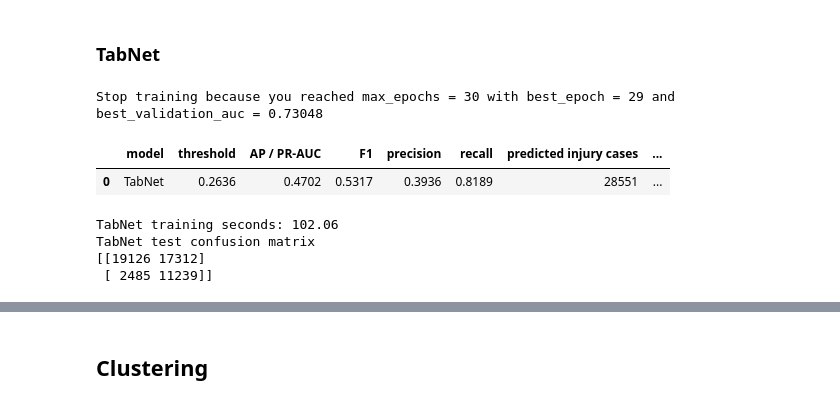
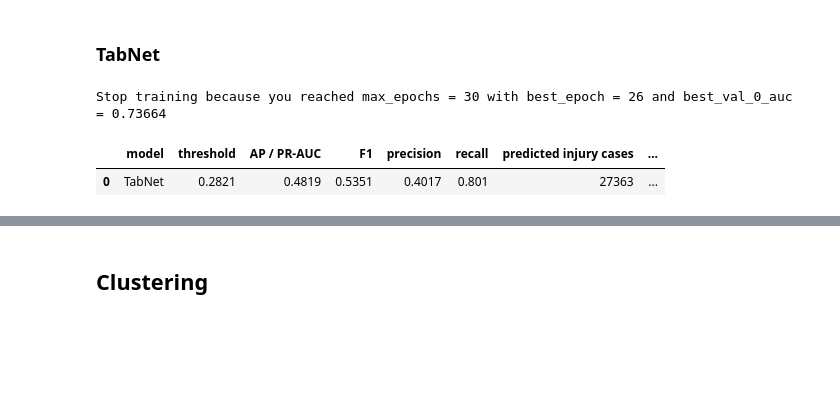
Before and after one commit to jorgencarbajal/ML_data_challenge, a Jupyter notebook: data_challenge.ipynb, the cells around one changed output, grey strips where cells are left out. Drawn from its saved outputs; the diff is of its cells as text; code cells hidden in the pictures; blank space fills up the shorter version.

```diff
--- a/data_challenge.ipynb
+++ b/data_challenge.ipynb
@@ -85,10 +71,4 @@ RAW_DATA_PATH = DATA_DIR / RAW_DATA_NAME
 
 # Local fallback for this working repository.
 if not RAW_DATA_PATH.exists():
-    fallback_path = DATA_DIR / "original_data.csv"
-    if fallback_path.exists():
-        RAW_DATA_PATH = fallback_path
-    else:
-        raise FileNotFoundError(f"Expected raw data at {DATA_DIR / RAW_DATA_NAME}")
-
-print(f"Using raw data: {RAW_DATA_PATH}")
+    raise FileNotFoundError(f"Expected raw data at {DATA_DIR / RAW_DATA_NAME}")
@@ -457,16 +445,23 @@ Decision Tree test confusion matrix
 ### TabNet Helper Functions
 # %%
 def prepare_tabnet_data(X_train, X_val, X_test, feature_groups):
+    """
+    Prepares the train/validate/test data for the TabNet model. The function ultimately returns the processed versions of those splits along with which columns are categorical and the amount of categories per those columns.
+    """
+
+    # TabNet requires a fixture feature order. Since tabnet recieves data as arrays, column position needs ordering.
     ordered_features = feature_groups["numeric"] + feature_groups["categorical"] + feature_groups["binary"]
     X_train_p = pd.DataFrame(index=X_train.index)
     X_val_p = pd.DataFrame(index=X_val.index)
     X_test_p = pd.DataFrame(index=X_test.index)
 
+    # For each numeric column, calculate the median from the test set, and fill missing values with median inside train, validation, and test sets.
     for column in feature_groups["numeric"]:
         median_value = pd.to_numeric(X_train[column], errors="coerce").median()
         for source, target in [(X_train, X_train_p), (X_val, X_val_p), (X_test, X_test_p)]:
             target[column] = pd.to_numeric(source[column], errors="coerce").fillna(median_value).astype("float32")
 
+    # Convert text categories into integer codes from the training data.
     cat_idxs = []
     cat_dims = []
     for column in feature_groups["categorical"]:
@@ -481,11 +476,13 @@ def prepare_tabnet_data(X_train, X_val, X_test, feature_groups):
             values = source[column].astype("string").fillna("__MISSING__")
             target[column] = values.map(mapping).fillna(unknown_code).astype("int64")
 
+    # Fro each binary feature, find the most common from training data, fill train/val/test splits with that value
     for column in feature_groups["binary"]:
         mode_value = int(pd.to_numeric(X_train[column], errors="coerce").dropna().mode().iloc[0])
         for source, target in [(X_train, X_train_p), (X_val, X_val_p), (X_test, X_test_p)]:
             target[column] = pd.to_numeric(source[column], errors="coerce").fillna(mode_value).astype("int64")
 
+    # Return the processed data in the required ordering
     return (
         X_train_p[ordered_features],
         X_val_p[ordered_features],
@@ -498,60 +495,37 @@ def prepare_tabnet_data(X_train, X_val, X_test, feature_groups):
 # %%
 set_seed(SEED)
 
+# prepare the data in a way suitable for tabnet
 X_train_tab, X_val_tab, X_test_tab, cat_idxs, cat_dims = prepare_tabnet_data(
     X_train,
     X_val,
     X_test,
     feature_groups,
 )
 
+# tabnet model with default parameter. The category indexes and the dimensions per those categories are only non defaults
 tabnet = TabNetClassifier(
-    n_d=8,
-    n_a=8,
-    n_steps=3,
-    gamma=1.3,
-    lambda_sparse=0.001,
     cat_idxs=cat_idxs,
     cat_dims=cat_dims,
-    cat_emb_dim=1,
     seed=SEED,
     verbose=0,
-    device_name="cpu",
 )
 
-start_time = time.perf_counter()
 tabnet.fit(
     X_train=X_train_tab.to_numpy(dtype=np.float32),
     y_train=y_train.to_numpy(dtype=np.int64),
     eval_set=[(X_val_tab.to_numpy(dtype=np.float32), y_val.to_numpy(dtype=np.int64))],
-    eval_name=["validation"],
     eval_metric=["auc"],
     max_epochs=30,
-    patience=5,
-    batch_size=8192,
-    virtual_batch_size=512,
-    num_workers=0,
-    drop_last=False,
     pin_memory=False,
 )
-training_seconds = time.perf_counter() - start_time
 
 tabnet_val_prob = tabnet.predict_proba(X_val_tab.to_numpy(dtype=np.float32))[:, 1]
 tabnet_test_prob = tabnet.predict_proba(X_test_tab.to_numpy(dtype=np.float32))[:, 1]
+# use the validation set to find the best threshold
 tabnet_threshold = float(find_best_f1_threshold(y_val, tabnet_val_prob)["threshold"])
-
-tabnet_results = metric_row("TabNet", y_test, tabnet_test_prob, tabnet_threshold)
-display(pd.DataFrame([tabnet_results]))
-
-print(f"TabNet training seconds: {training_seconds:.2f}")
-print("TabNet test confusion matrix")
-print(confusion_matrix(y_test, tabnet_test_prob >= tabnet_threshold))
 # %% [output]
-Stop training because you reached max_epochs = 30 with best_epoch = 29 and best_validation_auc = 0.73048
+Stop training because you reached max_epochs = 30 with best_epoch = 26 and best_val_0_auc = 0.73664
 |  | model | threshold | AP / PR-AUC | F1 | precision | recall | predicted injury cases | ... |
-| 0 | TabNet | 0.2636 | 0.4702 | 0.5317 | 0.3936 | 0.8189 | 28551 | ... |
+| 0 | TabNet | 0.2821 | 0.4819 | 0.5351 | 0.4017 | 0.801 | 27363 | ... |
-TabNet training seconds: 102.06
-TabNet test confusion matrix
-[[19126 17312]
- [ 2485 11239]]
 # %% [markdown]
```
Also changed, not shown: parts of 17 cells of this notebook.
